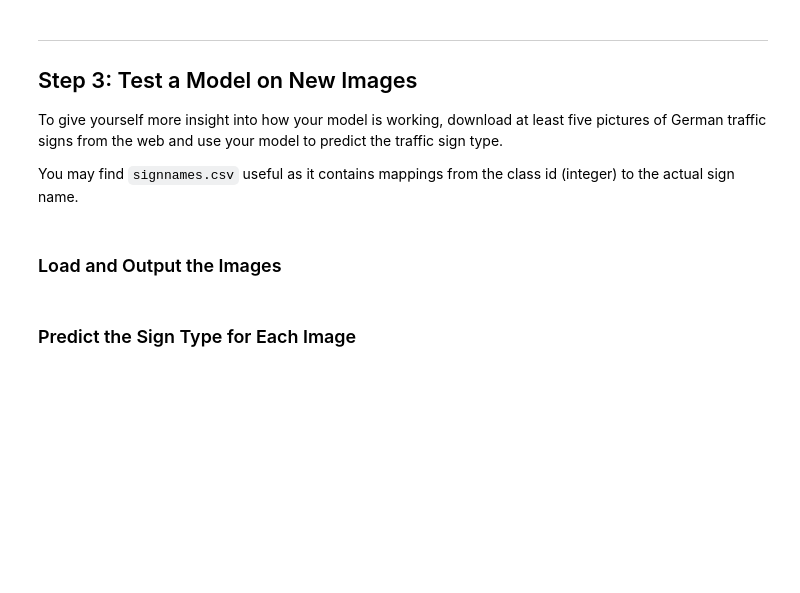
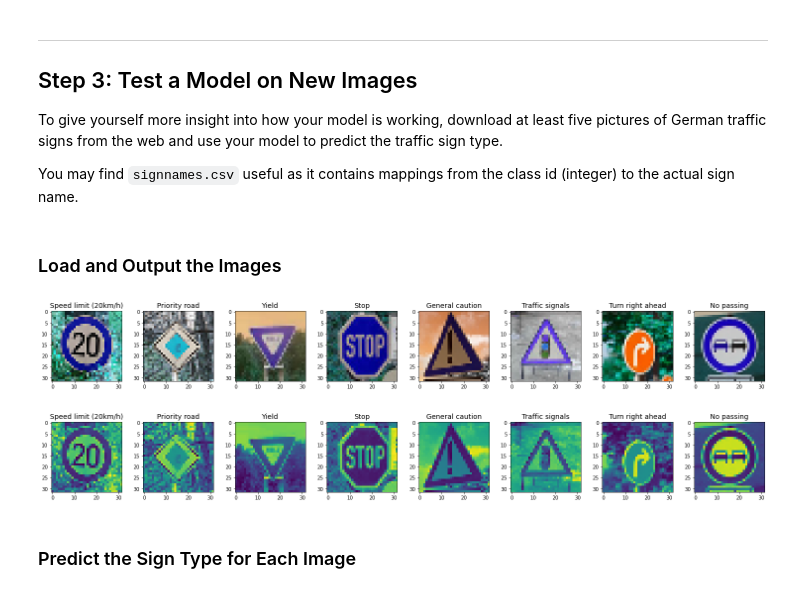
Before and after one commit to EugeneTolstikhin/udacity-traffic-Sign-Classifier-Project, a Jupyter notebook: Traffic_Sign_Classifier.ipynb, the cells around one changed output. Drawn from its saved outputs; the diff is of its cells as text; code cells hidden in the pictures; blank space fills up the shorter version.

Commit message:
Final version for the first review [Status] Done [Topic] Udacity Self-Driving Cars Nanodegree. [Action] Traffic Sign Classifier project for review

```diff
--- a/Traffic_Sign_Classifier.ipynb
+++ b/Traffic_Sign_Classifier.ipynb
@@ -265,12 +302,10 @@ sets imply underfitting. A high accuracy on the training set but low accuracy on
 ### Once a final model architecture is selected,
 ### the accuracy on the test set should be calculated and reported as well.
 ### Feel free to use as many code cells as needed.
-tf.disable_eager_execution()
-
-from sklearn.model_selection import train_test_split
 from sklearn.utils import shuffle
 
-X_train, X_validation, y_train, y_validation = train_test_split(X_train, y_train, test_size = .2, random_state = 0)
 X_train = preprocess(X_train)
+X_valid = preprocess(X_valid)
+X_test = preprocess(X_test)
 X_train, y_train = shuffle(X_train, y_train)
 # %%
@@ -294,13 +320,13 @@ accuracy_operation = tf.reduce_mean(tf.cast(correct_prediction, tf.float32))
 
 saver = tf.train.Saver()
 # %%
-def evaluate_accuracy(X, y):
-    num_examples = len(X)
+def evaluate_accuracy(X_data, y_data):
+    num_examples = len(X_data)
     total_acc = 0
     sess = tf.get_default_session()
     for offset in range(0, num_examples, batch_size):
-        batch_x, batch_y = X[offset:offset + batch_size], y[offset:offset + batch_size]
-        accuracy = sess.run(accuracy_operation, feed_dict = {x: batch_x, y: batch_y})
+        batch_x, batch_y = X_data[offset:offset + batch_size], y_data[offset:offset + batch_size]
+        accuracy = sess.run(accuracy_operation, feed_dict = {x: batch_x, y: batch_y, keep_prob: 1.0})
         total_acc += (accuracy * len(batch_x))
     return total_acc / num_examples
 # %%
@@ -308,12 +334,15 @@ with tf.Session() as sess:
     sess.run(tf.global_variables_initializer())
     num_examples = len(X_train)
 
-    for i in tqdm(range(epochs)):
+    for i in range(epochs):
         X_train, y_train = shuffle(X_train, y_train)
         for offset in range(0, num_examples, batch_size):
             batch_x, batch_y = X_train[offset:offset + batch_size], y_train[offset:offset + batch_size]
-            sess.run(training_operation, feed_dict = {x: batch_x, y: batch_y})
+            sess.run(training_operation, feed_dict = {x: batch_x, y: batch_y, keep_prob: dropout})
+        validation_acc = evaluate_accuracy(X_valid, y_valid)
+        train_acc =evaluate_accuracy(X_train, y_train)
+        print("Epoch {}".format(i))
+        print("Validation accuracy: {}".format(validation_acc))
+        print("Train accuracy: {}".format(train_acc))
 
-    #validation_acc = evaluate_accuracy(X_validation, y_validation)
-
-    saver.save(sess, data_folder + "data.ckpt")
+    saver.save(sess, 'lenet')
@@ -335,6 +385,25 @@ You may find `signnames.csv` useful as it contains mappings from the class id (i
 # %%
 ### Load the images and plot them here.
 ### Feel free to use as many code cells as needed.
+web_signs_folder = 'web_signs/'
+img_file_list = os.listdir(web_signs_folder)
+im_list = []
+im_labels = []
+for im_name in img_file_list:
+    im_labels.append(int(im_name[0:-4]))
+    im = cv2.imread(web_signs_folder + im_name)
+    im = cv2.resize(im, (32, 32))
+    im_list.append(im)
+# %%
+web_labels = []
+for i in range(len(im_list)):
+    web_labels.append(data[im_labels[i]]['SignName'])
+
+draw(im_list, web_labels)
+draw(preprocess(im_list), web_labels)
+# %% [output]
+[figure, added]
+[figure, added]
 # %% [markdown]
 ### Predict the Sign Type for Each Image
 # %%
```
Also changed, not shown: parts of 16 cells of this notebook, 12 other files.
